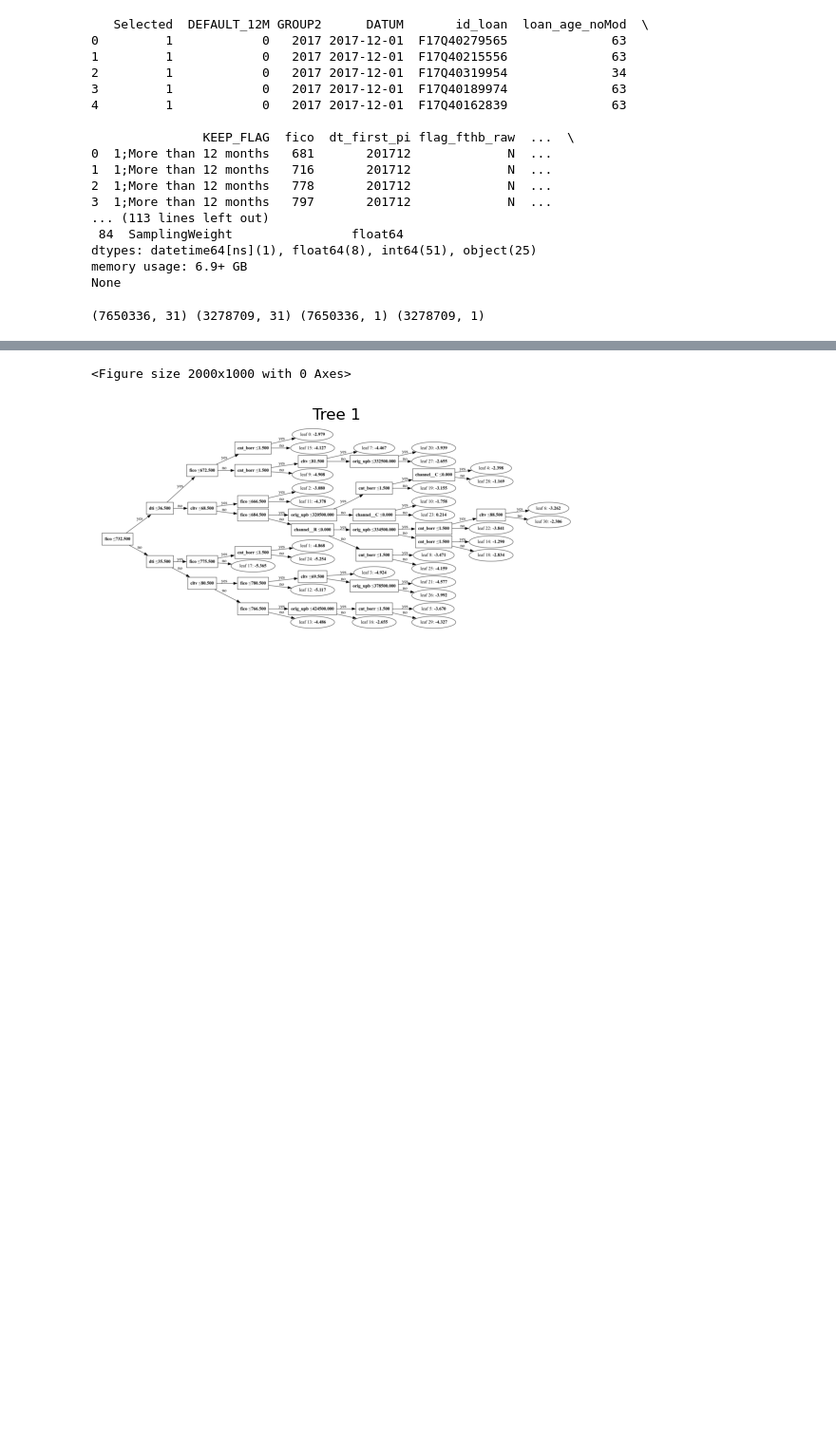
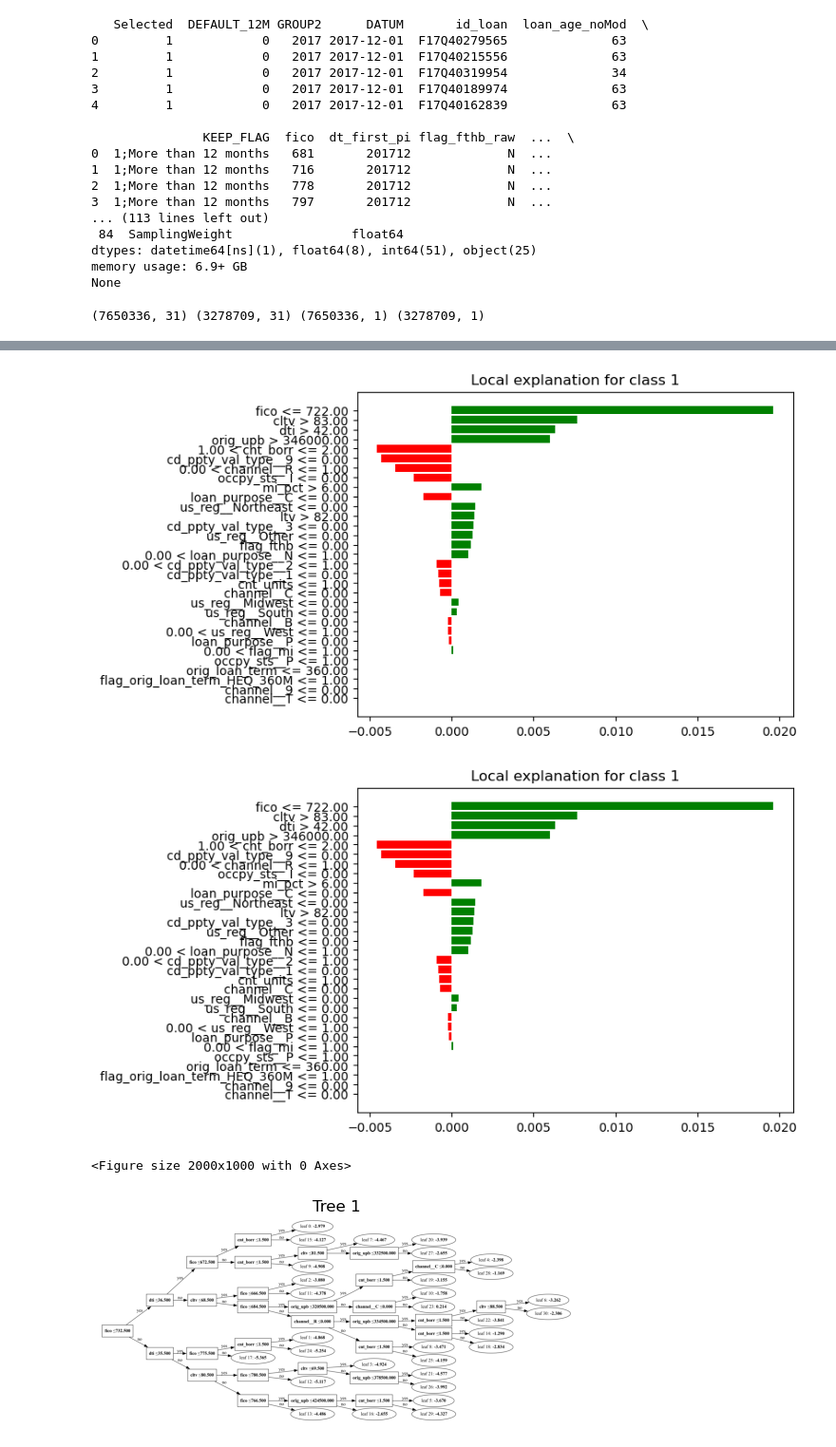
Before and after one commit to MPauline26/Masterthesis, a Jupyter notebook: RandomForest/MA_RandomForest.ipynb, the cells around one changed output, grey strips where cells are left out. Shown at 95% size. Cells and saved outputs as stored; diff of their text form; code cells hidden in the pictures; blank space fills up the shorter version.

```diff
--- a/RandomForest/MA_RandomForest.ipynb
+++ b/RandomForest/MA_RandomForest.ipynb
@@ -169,7 +148,7 @@ plt.show()
 # LightGBM directly returns probability for class 1 by default
 
 def prob(data):
-    return np.array(list(zip(1-bst.predict(data),bst.predict(data))))
+    return np.array(list(zip(1-rf.predict(data),rf.predict(data))))
 
 # LIME (Local Interpretable Model-agnostic Explanations)
 explainer = lime.lime_tabular.LimeTabularExplainer(X_train.values, feature_names=X_train.columns, class_names=['0', '1'], discretize_continuous=True)
@@ -179,5 +158,6 @@ instance_idx = 0
 instance = X_test.iloc[[instance_idx]].values[0]
 exp = explainer.explain_instance(instance, prob, num_features=len(X_test.columns))
 
+exp.as_pyplot_figure()
 exp.show_in_notebook(show_all=False)
 # %% [output]
@@ -185,3 +164,5 @@ exp.show_in_notebook(show_all=False)
+[figure, added]
+[figure, added]
 # %%
 # Visualize a few decision trees in the random forest
 plt.figure(figsize=(20, 10))
```
Also changed, not shown: parts of 16 cells of this notebook, 19 other files.
